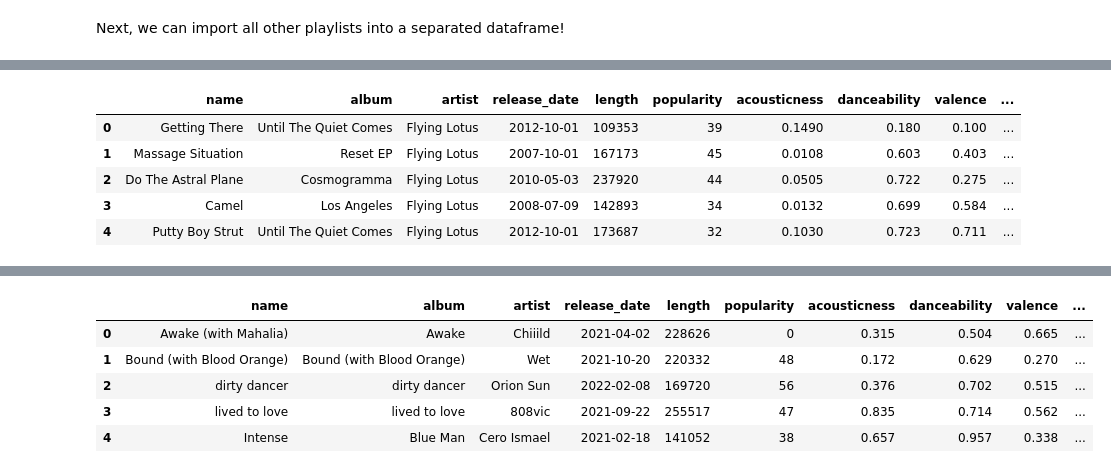
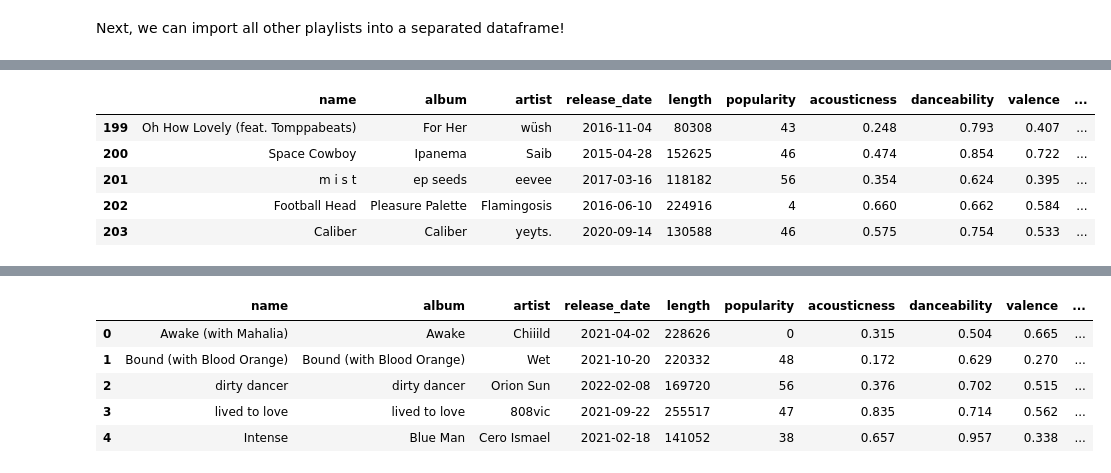
Before and after one commit to Pharoah0/Spotify-Playlist-Analysis-w-Recommendation, a Jupyter notebook: analyzing_playlists.ipynb, the cells around one changed output, grey strips where cells are left out. Cells and saved outputs as stored; diff of their text form; code cells hidden in the pictures.

```diff
--- a/analyzing_playlists.ipynb
+++ b/analyzing_playlists.ipynb
@@ -62,9 +65,9 @@ recommended_songs = pd.concat(df_list, ignore_index=True)
 # %%
-my_playlist.head()
+my_playlist.tail()
 # %% [output]
 |  | name | album | artist | release_date | length | popularity | acousticness | danceability | valence | ... |
-| 0 | Getting There | Until The Quiet Comes | Flying Lotus | 2012-10-01 | 109353 | 39 | 0.1490 | 0.180 | 0.100 | ... |
-| 1 | Massage Situation | Reset EP | Flying Lotus | 2007-10-01 | 167173 | 45 | 0.0108 | 0.603 | 0.403 | ... |
-| 2 | Do The Astral Plane | Cosmogramma | Flying Lotus | 2010-05-03 | 237920 | 44 | 0.0505 | 0.722 | 0.275 | ... |
-| 3 | Camel | Los Angeles | Flying Lotus | 2008-07-09 | 142893 | 34 | 0.0132 | 0.699 | 0.584 | ... |
-| 4 | Putty Boy Strut | Until The Quiet Comes | Flying Lotus | 2012-10-01 | 173687 | 32 | 0.1030 | 0.723 | 0.711 | ... |
+| 199 | Oh How Lovely (feat. Tomppabeats) | For Her | wüsh | 2016-11-04 | 80308 | 43 | 0.248 | 0.793 | 0.407 | ... |
+| 200 | Space Cowboy | Ipanema | Saib | 2015-04-28 | 152625 | 46 | 0.474 | 0.854 | 0.722 | ... |
+| 201 | m i s t | ep seeds | eevee | 2017-03-16 | 118182 | 56 | 0.354 | 0.624 | 0.395 | ... |
+| 202 | Football Head | Pleasure Palette | Flamingosis | 2016-06-10 | 224916 | 4 | 0.660 | 0.662 | 0.584 | ... |
+| 203 | Caliber | Caliber | yeyts. | 2020-09-14 | 130588 | 46 | 0.575 | 0.754 | 0.533 | ... |
```
Also changed, not shown: parts of 22 cells of this notebook.
